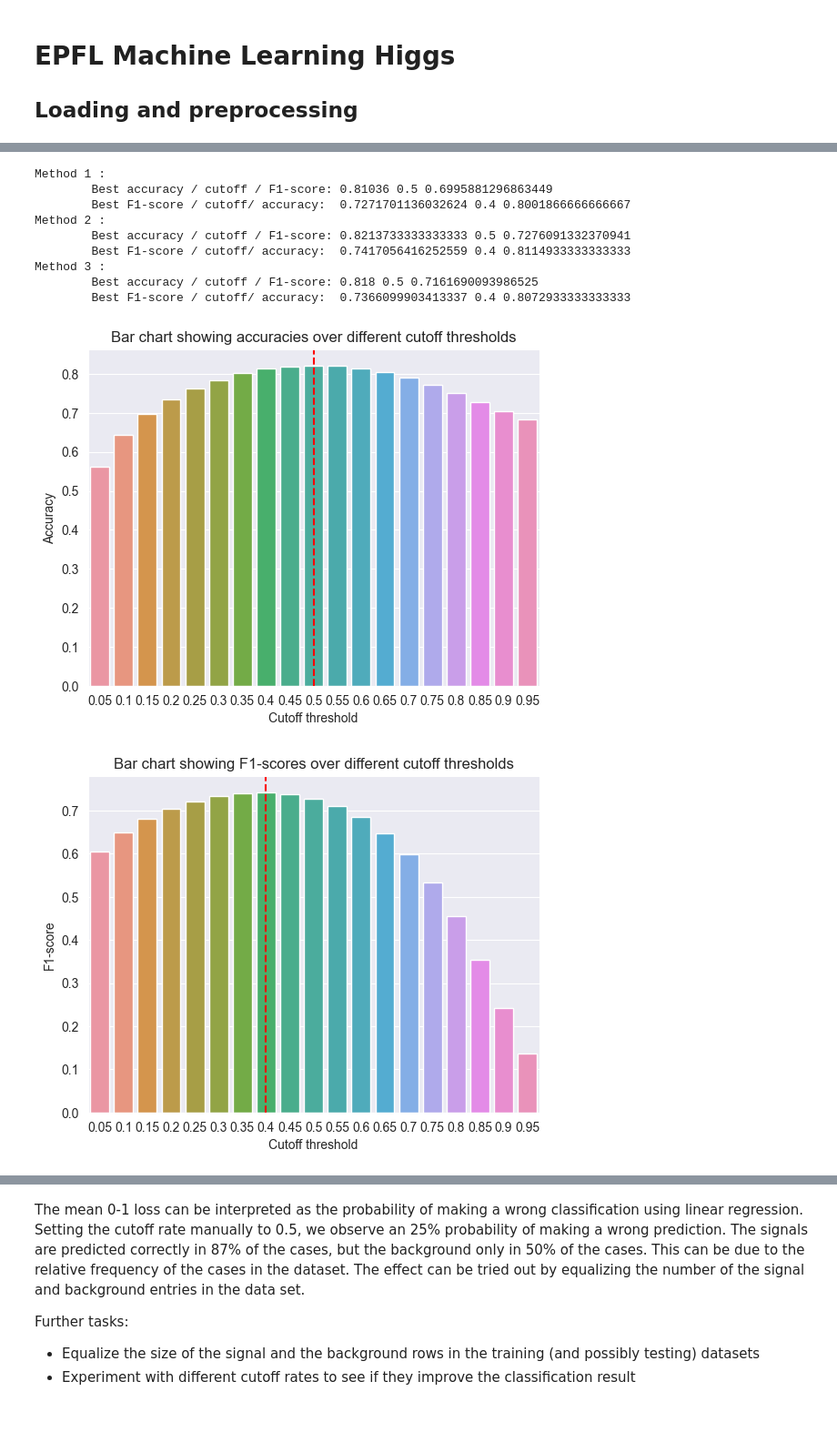
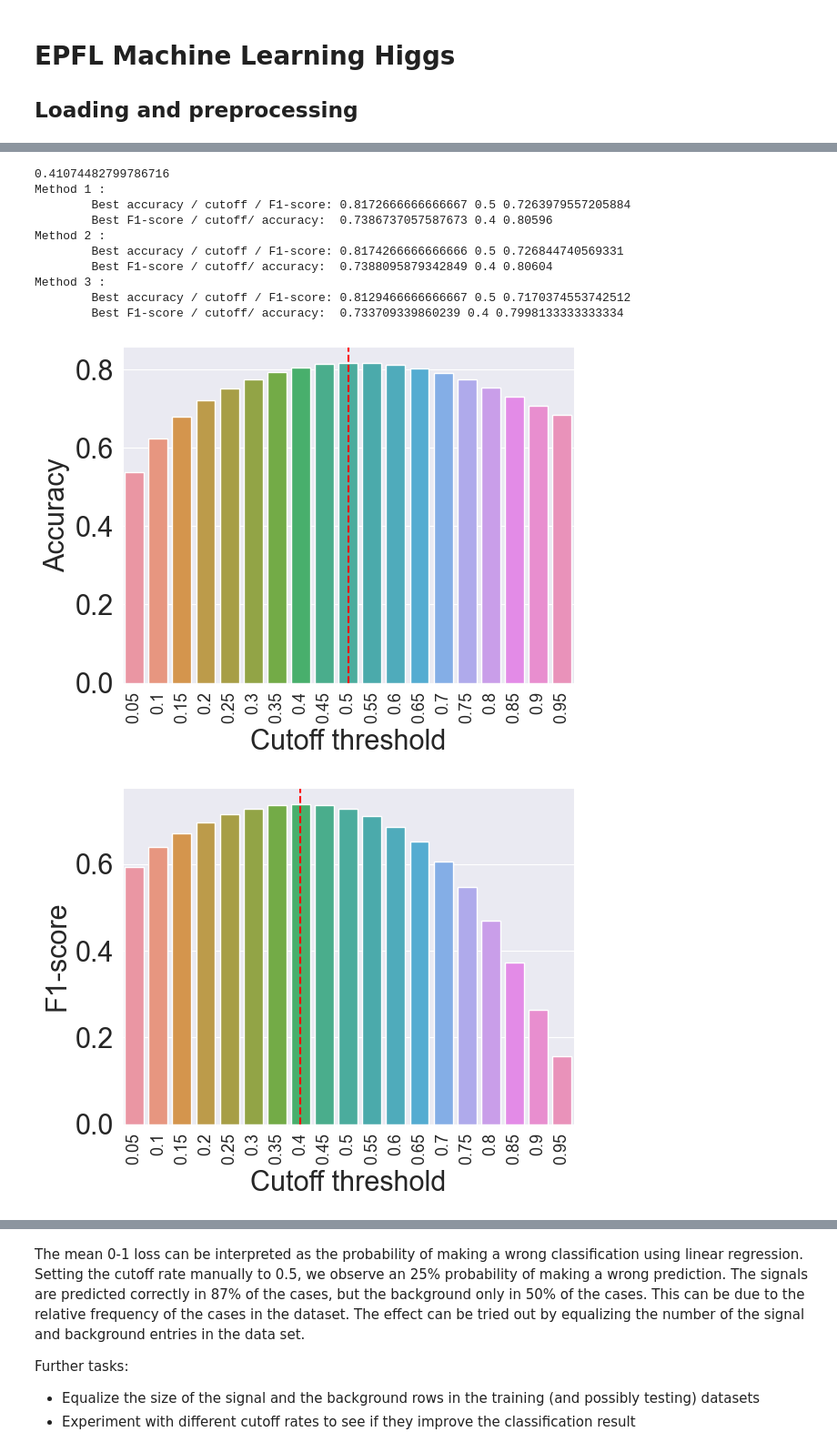
Before and after one commit to CS-433/ml-project-1-cheruben-3, a Jupyter notebook: src/run.ipynb, the cells around one changed output, grey strips where cells are left out. Shown at 91% size. Cells and saved outputs as stored; diff of their text form; code cells hidden in the pictures; blank space fills up the shorter version.

```diff
--- a/src/run.ipynb
+++ b/src/run.ipynb
@@ -125,0 +109,11 @@ print(Y_train_public.shape)
+# %%
+plt.rcParams.update({'font.size': 22})
+
+plt.figure()
+ax = sns.lineplot(x=co_linear_thresholds, y=np.array(train_losses), legend='brief', label='Train loss')
+sns.lineplot(x=co_linear_thresholds, y=np.array(test_losses), legend='brief', label='Test loss', ax=ax)
+ax.invert_xaxis()
+#ax.set(title='Line plot showing loss for logistic regression with features\nof interaction terms for different correlation cut-off thresholds', xlabel='Correlation cutoff threshold', ylabel='Loss')
+ax.set(xlabel='Correlation cutoff threshold', ylabel='Loss')
+plt.savefig( '../data/exp0.png', dpi=500, bbox_inches='tight')
+plt.show()
@@ -126,12 +132,11 @@ print(Y_train_public.shape)
 # %%
-from helpers import train_test_split
-from implementations import reg_logistic_regression, reg_logistic_regression_AGDR
-import seaborn as sns
+# The best performing model's features
+co_linear_feature_columns = get_interaction_terms_columns(X_train_public, co_linear_threshold=0.05)
+print('We have found', len(co_linear_feature_columns), 'interaction terms with at least that correlation')
+X_train = add_interaction_terms_columns(X_train, co_linear_feature_columns)
+X_test = add_interaction_terms_columns(X_test, co_linear_feature_columns)
 
-X_train, X_test, Y_train, Y_test = train_test_split(X_train_public, Y_train_public, train_proportion=0.7)
-
-max_iterations = 1000
-gamma = 0.01
+# Train three logistic regression models
 
 w_gd, _, losses_1 = reg_logistic_regression(Y_train, X_train, lambda_=0, initial_w=np.zeros(shape=(X_train.shape[1], 1)), max_iters=max_iterations, gamma=gamma, return_all_losses=True)
 w_agdr_0, _, losses_2 = reg_logistic_regression_AGDR(Y_train, X_train, lambda_=0, initial_w=np.zeros(shape=(X_train.shape[1], 1)), max_iters=max_iterations, gamma=gamma, return_all_losses=True)
@@ -156,7 +165,7 @@ plt.show()
 
 methods = [w_gd, w_agdr_0, w_agdr_1]
 
-from metrics import confusion_matrix_statistics, LogisticRegressionLoss
+print(LogisticRegressionLoss.loss(X_test, Y_test, w_agdr_0))
 
 num_values = 20
 cutoff_values = [(i+1)/num_values for i in range(num_values-1)]
@@ -178,17 +187,21 @@ for i, w in enumerate(methods):
     print('\tBest accuracy / cutoff / F1-score:', best_accuracy, best_accuracy_cutoff, best_acc_f1)
     print('\tBest F1-score / cutoff/ accuracy: ', best_f1_score, best_f1_score_cutoff, best_f1_acc)
 # %% [output]
+0.41074482799786716
 Method 1 :
-        Best accuracy / cutoff / F1-score: 0.81036 0.5 0.6995881296863449
-        Best F1-score / cutoff/ accuracy:  0.7271701136032624 0.4 0.8001866666666667
+        Best accuracy / cutoff / F1-score: 0.8172666666666667 0.5 0.7263979557205884
+        Best F1-score / cutoff/ accuracy:  0.7386737057587673 0.4 0.80596
 Method 2 :
-        Best accuracy / cutoff / F1-score: 0.8213733333333333 0.5 0.7276091332370941
-        Best F1-score / cutoff/ accuracy:  0.7417056416252559 0.4 0.8114933333333333
+        Best accuracy / cutoff / F1-score: 0.8174266666666666 0.5 0.726844740569331
+        Best F1-score / cutoff/ accuracy:  0.7388095879342849 0.4 0.80604
 Method 3 :
-        Best accuracy / cutoff / F1-score: 0.818 0.5 0.7161690093986525
-        Best F1-score / cutoff/ accuracy:  0.7366099903413337 0.4 0.8072933333333333
+        Best accuracy / cutoff / F1-score: 0.8129466666666667 0.5 0.7170374553742512
+        Best F1-score / cutoff/ accuracy:  0.733709339860239 0.4 0.7998133333333334
 # %%
 w_best = w_agdr_0
+
+num_values = 20
+cutoff_values = [round((i+1)/num_values, 2) for i in range(num_values-1)]
 
 accuracies = []
 f1_scores = []
@@ -196,36 +209,44 @@ tprs = []
 fprs = []
 
 for cutoff_value in cutoff_values:
     predictions = (LogisticRegressionLoss.sigmoid(X_test @ w_best) > cutoff_value).astype(np.int32)
     tp, fp, fn, tn, accuracy, tpr, _, f1_score, fpr = confusion_matrix_statistics(predictions, Y_test)
     accuracies.append(accuracy)
     f1_scores.append(f1_score)
     tprs.append(tpr)
     fprs.append(fpr)
 
 plt.figure()
 ax = sns.barplot(x=cutoff_values, y=accuracies)
 largest_idx = np.argmax(accuracies)
 plt.axvline(x=largest_idx, ymin=0, ymax=1, linestyle='dashed', color='red')
-ax.set(title='Bar chart showing accuracies over different cutoff thresholds', xlabel='Cutoff threshold', ylabel='Accuracy')
+#ax.set(title='Bar chart showing accuracies over different cutoff thresholds', xlabel='Cutoff threshold', ylabel='Accuracy')
+ax.set(xlabel='Cutoff threshold', ylabel='Accuracy')
+plt.xticks(fontsize=13, rotation=90)
+plt.savefig( '../data/exp2.png', dpi=500, bbox_inches='tight')
 plt.show()
 
 plt.figure()
 largest_idx = np.argmax(f1_scores)
 plt.axvline(x=largest_idx, ymin=0, ymax=1, linestyle='dashed', color='red')
 ax = sns.barplot(x=cutoff_values, y=f1_scores)
-ax.set(title='Bar chart showing F1-scores over different cutoff thresholds', xlabel='Cutoff threshold', ylabel='F1-score')
+#ax.set(title='Bar chart showing F1-scores over different cutoff thresholds', xlabel='Cutoff threshold', ylabel='F1-score')
+ax.set(xlabel='Cutoff threshold', ylabel='F1-score')
+plt.xticks(fontsize=13, rotation=90)
+plt.savefig( '../data/exp3.png', dpi=500, bbox_inches='tight')
 plt.show()
 
 plt.figure()
 ax = sns.lineplot(x=fprs, y=tprs, legend=False)
 sns.scatterplot(x=fprs, y=tprs, legend=False, ax=ax)
-ax.set(title='ROC curve for classifier over different cutoff thresholds', xlabel='False positive rate', ylabel='True positive rate', xlim=(0, 1), ylim=(0, 1))
+#ax.set(title='ROC curve for classifier over different cutoff thresholds', xlabel='False positive rate', ylabel='True positive rate', xlim=(0, 1), ylim=(0, 1))
+ax.set(xlabel='False positive rate', ylabel='True positive rate', xlim=(0, 1), ylim=(0, 1))
 ax.axline((0, 0), slope=1, dashes=(5, 2))
 for i in range(len(tprs)):
     if i % math.ceil(0.05*len(cutoff_values)) == 0:
-        plt.text(x=fprs[i]+0.015,y=tprs[i]-0.01, s=str(round(cutoff_values[i], 2)))
+        plt.text(x=fprs[i]+0.015,y=tprs[i]-0.01, s=str(round(cutoff_values[i], 2)), fontsize=13)
+plt.savefig( '../data/exp4.png', dpi=500, bbox_inches='tight')
 plt.show()
 # %% [output]
-[figure, old version]
+[figure, new version]
-[figure, old version]
+[figure, new version]
```
Also changed, not shown: parts of 18 cells of this notebook, 1 other file.
